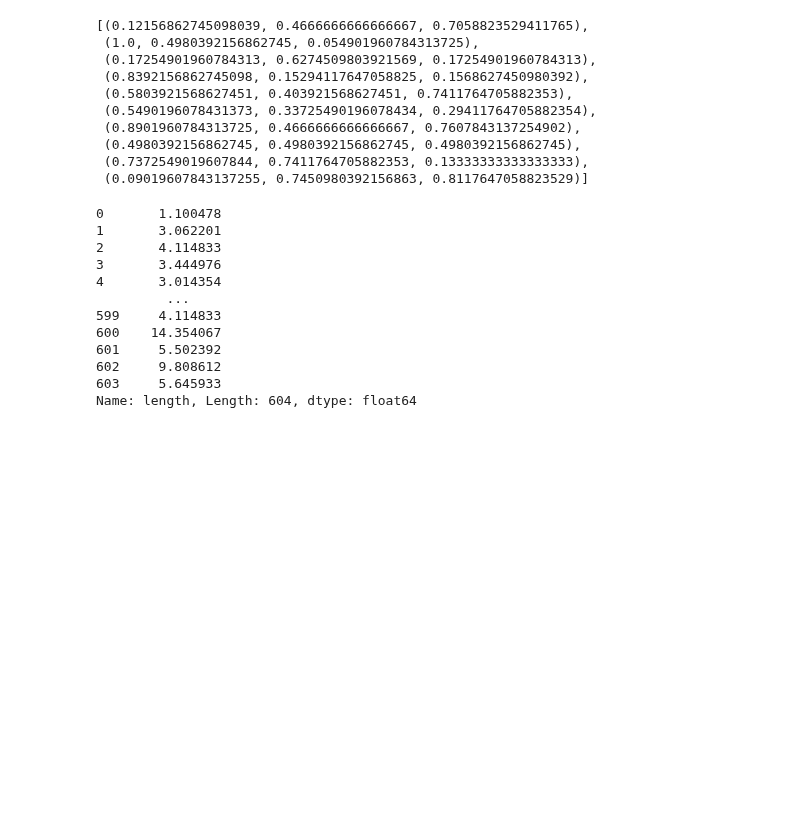
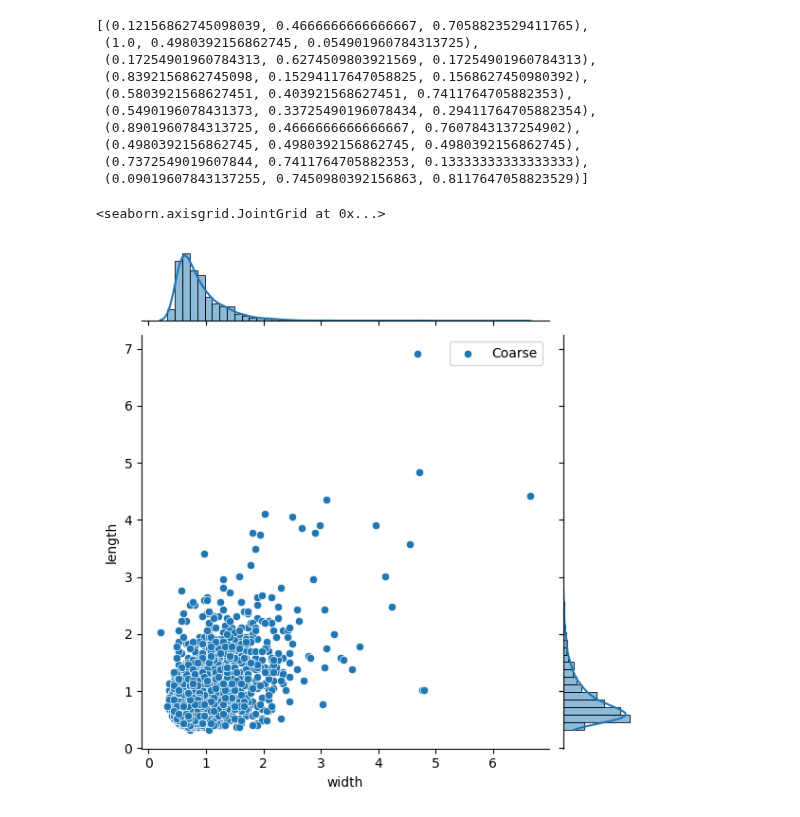
Before and after one commit to joaquinaicrag/UNIBS, a Jupyter notebook: Paper1-YMporousmat/count_grains/grains_dist.ipynb, the cells around one changed output. Saved outputs shown, nothing was run; the diff lists cells and outputs as text; code cells hidden in the pictures; blank space fills up the shorter version.

Commit message:
grain cluster

```diff
--- a/Paper1-YMporousmat/count_grains/grains_dist.ipynb
+++ b/Paper1-YMporousmat/count_grains/grains_dist.ipynb
@@ -154,18 +154,10 @@ sns.color_palette()
  (0.4980392156862745, 0.4980392156862745, 0.4980392156862745),
  (0.7372549019607844, 0.7411764705882353, 0.13333333333333333),
  (0.09019607843137255, 0.7450980392156863, 0.8117647058823529)]
-# %%
-df_tot[df_tot['granulometry']=='coarse']['length']
-# %% [output]
-0       1.100478
-1       3.062201
-2       4.114833
-3       3.444976
-4       3.014354
-         ...
-599     4.114833
-600    14.354067
-601     5.502392
-602     9.808612
-603     5.645933
-Name: length, Length: 604, dtype: float64
+# %%
+# K-MEANS to find clusters
+
+sns.jointplot(data=df_4, x='width', y='length', kind='scatter',  marginal_kws=dict(bins=50, kde=True), label=f'Coarse')
+# %% [output]
+<seaborn.axisgrid.JointGrid at 0x...>
+[figure, added]
```
Also changed, not shown: parts of 4 cells of this notebook, 3 other files.
